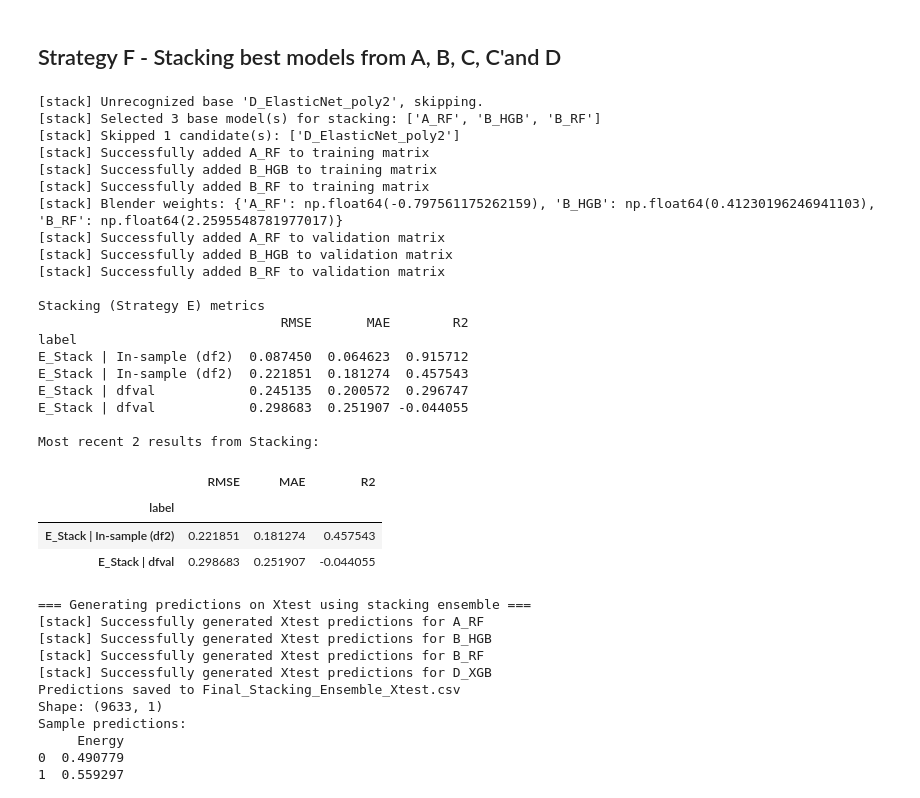
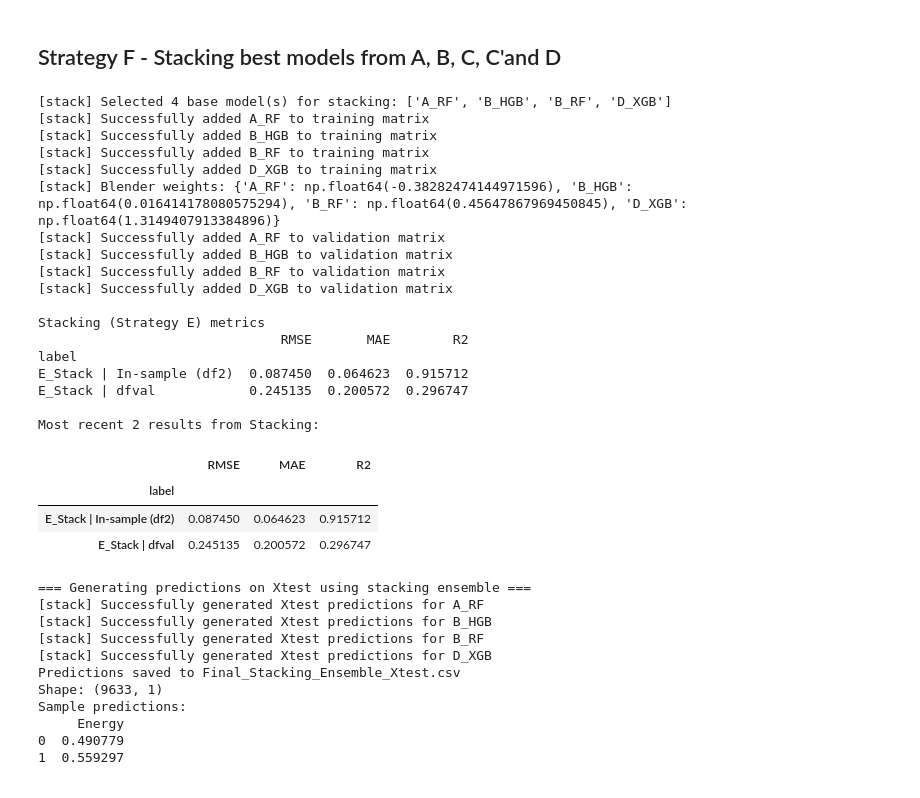
Before and after one commit to HindyUCL/deliverable2-analyticsedge-mit, a Jupyter notebook: run_2.ipynb, the cells around one changed output. Drawn from its saved outputs; the diff is of its cells as text; code cells hidden in the pictures.

```diff
--- a/run_2.ipynb
+++ b/run_2.ipynb
@@ -3633,7 +3633,7 @@ def _add_base(name, use_feats):
 cand_list = [
     "A_RF",
     "B_HGB", "B_RF",
-    "D_ElasticNet_poly2"
+    "D_XGB"
 ]
 for cand in cand_list:
     _add_base(cand, full_feats)
@@ -3720,41 +3720,39 @@ RESULTS += [
 MODEL_STORE["E_Stack"] = (base_models, blender)
 VAL_PRED_STORE["E_Stack"] = pred_val_blend
 
 a = print_metrics_table([r for r in RESULTS if r["label"].startswith("E_Stack")],
                     "Stacking (Strategy E) metrics")
 
 
 # display the most recent 2 results from a
 print("\nMost recent 2 results from Stacking:")
 display(pd.DataFrame(RESULTS[-2:]).set_index("label"))
 
 # Optional export:
 pd.DataFrame({"Energy": best.predict(Xtest_full)}).to_csv("F_Stack_Xtest.csv", index=False)
 # %% [output]
-[stack] Unrecognized base 'D_ElasticNet_poly2', skipping.
-[stack] Selected 3 base model(s) for stacking: ['A_RF', 'B_HGB', 'B_RF']
-[stack] Skipped 1 candidate(s): ['D_ElasticNet_poly2']
+[stack] Selected 4 base model(s) for stacking: ['A_RF', 'B_HGB', 'B_RF', 'D_XGB']
 [stack] Successfully added A_RF to training matrix
 [stack] Successfully added B_HGB to training matrix
 [stack] Successfully added B_RF to training matrix
-[stack] Blender weights: {'A_RF': np.float64(-0.797561175262159), 'B_HGB': np.float64(0.41230196246941103), 'B_RF': np.float64(2.2595548781977017)}
+[stack] Successfully added D_XGB to training matrix
+[stack] Blender weights: {'A_RF': np.float64(-0.38282474144971596), 'B_HGB': np.float64(0.016414178080575294), 'B_RF': np.float64(0.45647867969450845), 'D_XGB': np.float64(1.3149407913384896)}
 [stack] Successfully added A_RF to validation matrix
 [stack] Successfully added B_HGB to validation matrix
 [stack] Successfully added B_RF to validation matrix
+[stack] Successfully added D_XGB to validation matrix
 
 Stacking (Strategy E) metrics
                                RMSE       MAE        R2
 label
 E_Stack | In-sample (df2)  0.087450  0.064623  0.915712
-E_Stack | In-sample (df2)  0.221851  0.181274  0.457543
 E_Stack | dfval            0.245135  0.200572  0.296747
-E_Stack | dfval            0.298683  0.251907 -0.044055
 
 Most recent 2 results from Stacking:
 |  | RMSE | MAE | R2 |
 | label |  |  |  |
-| E_Stack | In-sample (df2) | 0.221851 | 0.181274 | 0.457543 |
-| E_Stack | dfval | 0.298683 | 0.251907 | -0.044055 |
+| E_Stack | In-sample (df2) | 0.087450 | 0.064623 | 0.915712 |
+| E_Stack | dfval | 0.245135 | 0.200572 | 0.296747 |
 # %%
 # Generate predictions on Xtest using the stacking ensemble
 print("\n=== Generating predictions on Xtest using stacking ensemble ===")
```
Also changed, not shown: parts of 5 cells of this notebook, 1 other file.
